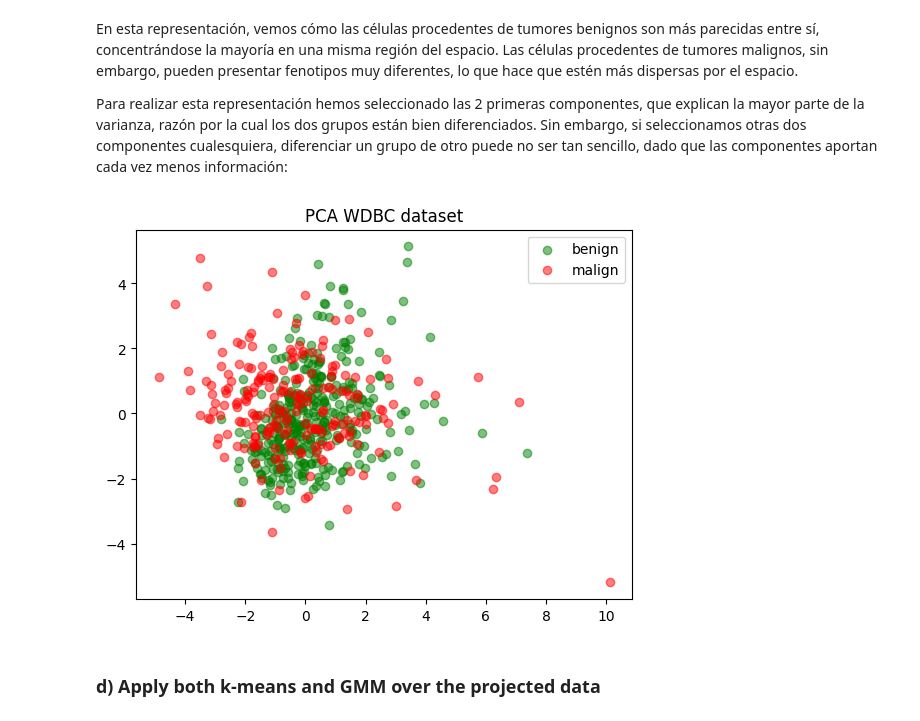
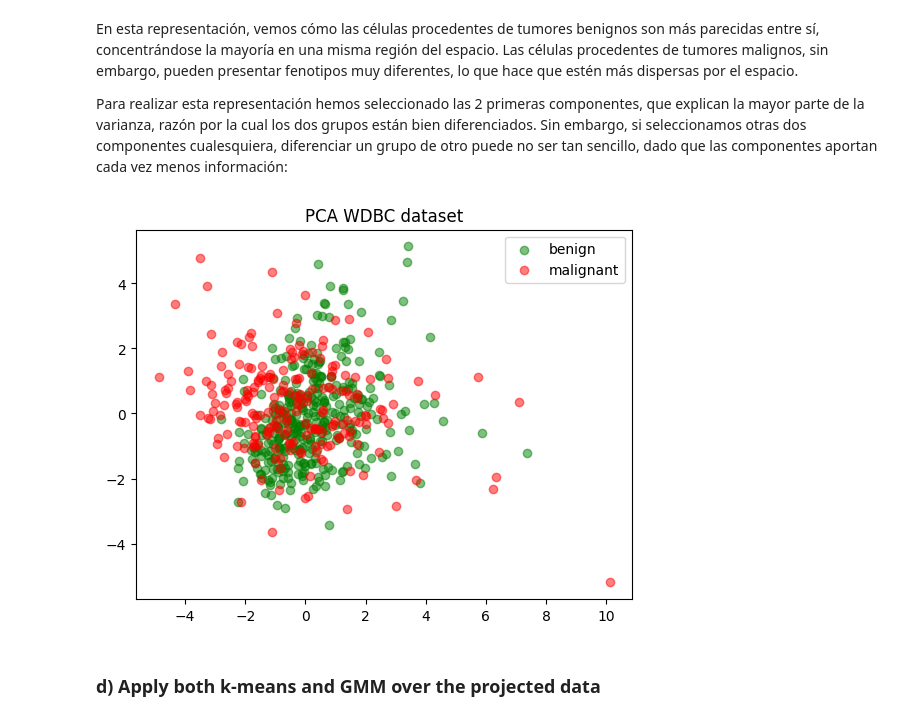
Before and after one commit to saraverdec/APAUT, a Jupyter notebook: pca_saraenriqueleo.ipynb, the cells around one changed output. Saved outputs shown, nothing was run; the diff lists cells and outputs as text; code cells hidden in the pictures.

```diff
--- a/pca_saraenriqueleo.ipynb
+++ b/pca_saraenriqueleo.ipynb
@@ -262,26 +275,26 @@ En esta representación, vemos cómo las células procedentes de tumores benigno
 Para realizar esta representación hemos seleccionado las 2 primeras componentes, que explican la mayor parte de la varianza, razón por la cual los dos grupos están bien diferenciados. Sin embargo, si seleccionamos otras dos componentes cualesquiera, diferenciar un grupo de otro puede no ser tan sencillo, dado que las componentes aportan cada vez menos información:
 # %%
 # Reducimos la dimensionalidad de los datos a 17 componentes
-X_r= PCA(n_components=17).fit_transform(X_norm)
+X_r = PCA(n_components=17).fit_transform(X_norm)
 
 # Representamos los datos en un espacio de dos dimensiones
 plt.figure()
 # Componentes a representar (se pueden modificar):
-comp1=2;
-comp2=3;
+comp3 = 2
+comp4 = 3
 # Representamos las componentes seleccionadas
-plt.scatter(X_r[y == 0, comp1], X_r[y == 0, comp2], color='g', alpha=.5, lw=1,
+plt.scatter(X_r[y == 0, comp3], X_r[y == 0, comp4], color='g', alpha=.5, lw=1,
                 label='benign')
 
-plt.scatter(X_r[y == 1, comp1], X_r[y == 1, comp2], color='r', alpha=.5, lw=1,
-                label='malign')
+plt.scatter(X_r[y == 1, comp3], X_r[y == 1, comp4], color='r', alpha=.5, lw=1,
+                label='malignant')
 
 plt.legend(loc='best', shadow=False, scatterpoints=1)
 plt.title('PCA WDBC dataset')
 
 
 plt.show()
 # %% [output]
-[figure, old version]
+[figure, new version]
 # %% [markdown]
 ### d) Apply both k-means and GMM over the projected data
```
Also changed, not shown: parts of 24 cells of this notebook.
